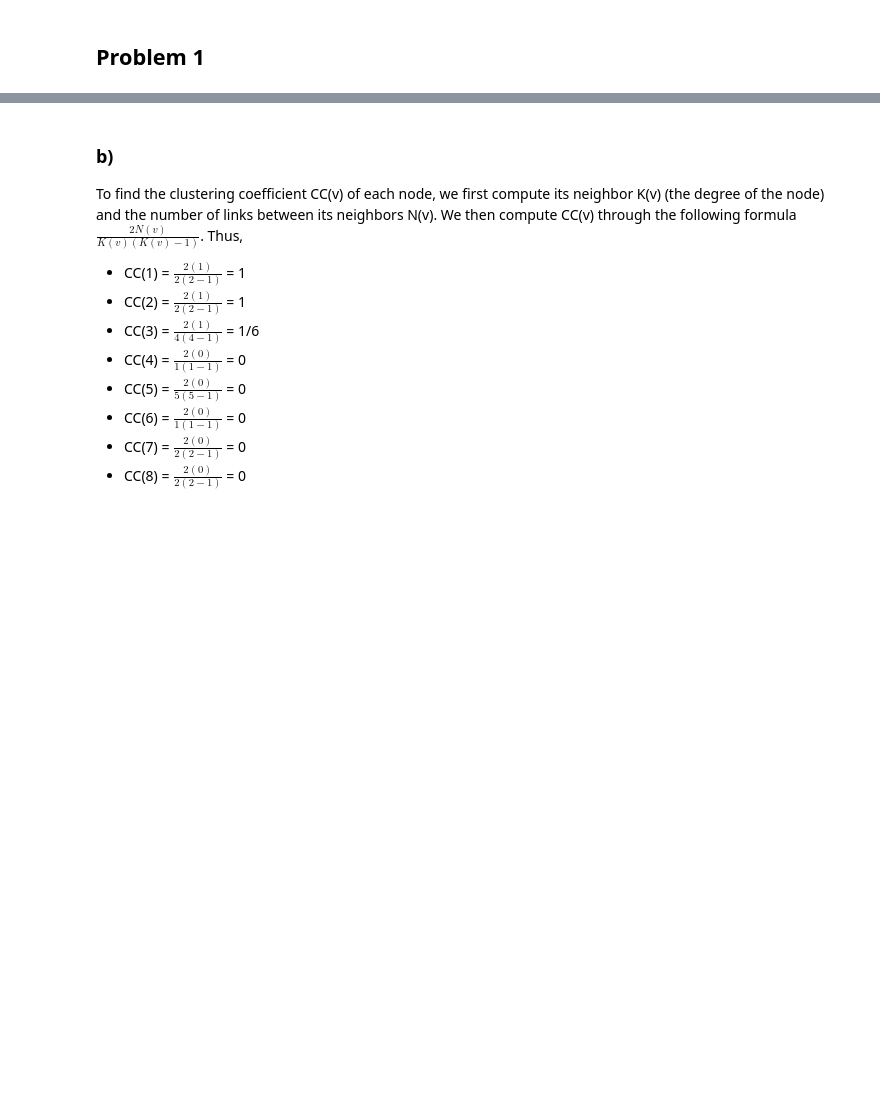
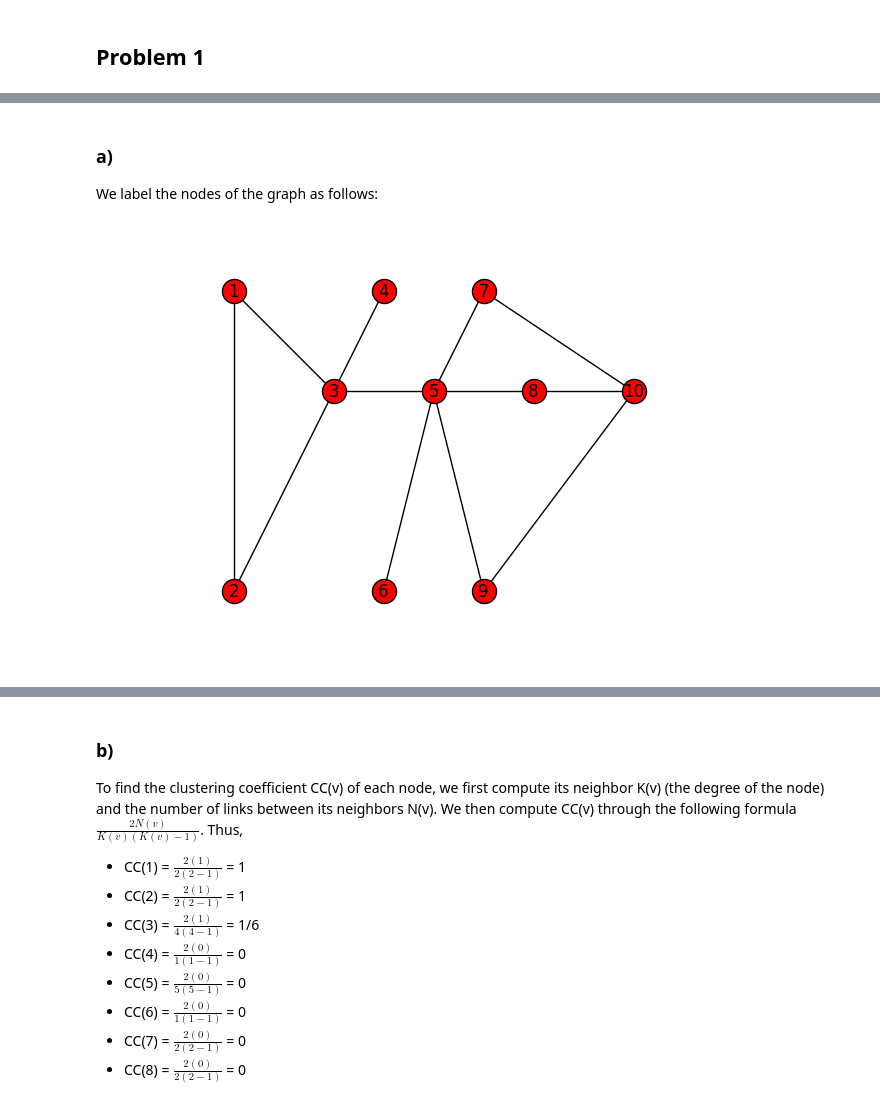
Before and after one commit to drosbcn/Networks, a Jupyter notebook: homework_1.ipynb, the cells around one changed output, grey strips where cells are left out. Drawn from its saved outputs; the diff is of its cells as text; code cells hidden in the pictures; blank space fills up the shorter version.

Commit message:
Barabasi completed, problem 2 done, and added pretty network graphs

```diff
--- a/homework_1.ipynb
+++ b/homework_1.ipynb
@@ -56,0 +136,20 @@ Degree and plot of network:
+# %% [markdown]
+### a)
+We label the nodes of the graph as follows:
+# %%
+import matplotlib.pyplot as plt
+import networkx as nx
+
+G = nx.Graph()
+
+G.add_nodes_from(range(1,10))
+
+G.add_edges_from([(1,2),(1,3),(2,3),(3,4),(3,5),(5,6),(5,7),(5,8),(5,9),(8,10),(9,10),(7,10)])
+
+pos_dict = {1:(1,4), 2:(1,1), 3:(2,3), 4:(2.5,4), 5:(3,3), 6:(2.5,1), 7:(3.5,4), 8:(4,3), 9:(3.5,1), 10:(5,3)}
+
+nx.draw(G, pos = pos_dict)
+nx.draw_networkx_labels(G, pos = pos_dict)
+plt.show()
+# %% [output]
+[figure, added]
```
Also changed, not shown: parts of 20 cells of this notebook.
